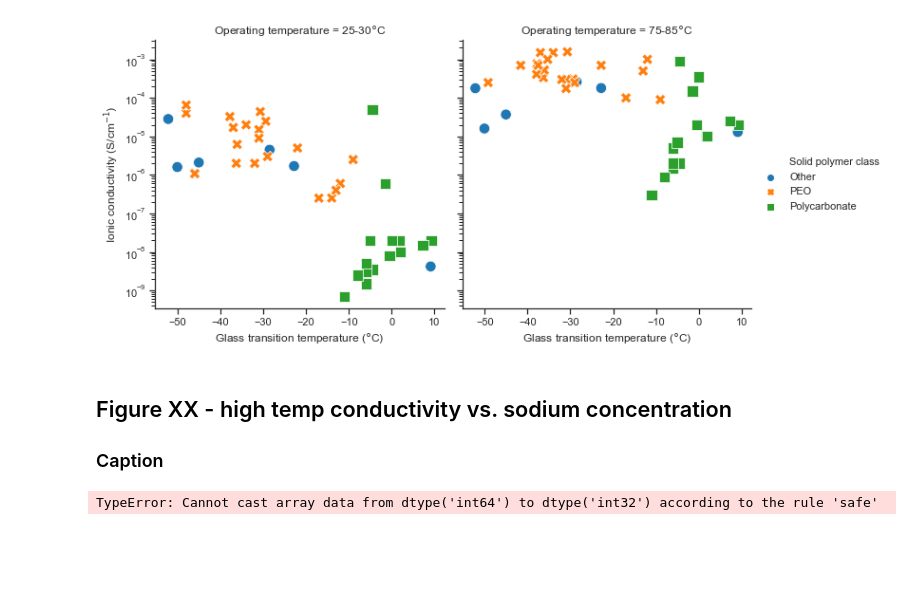
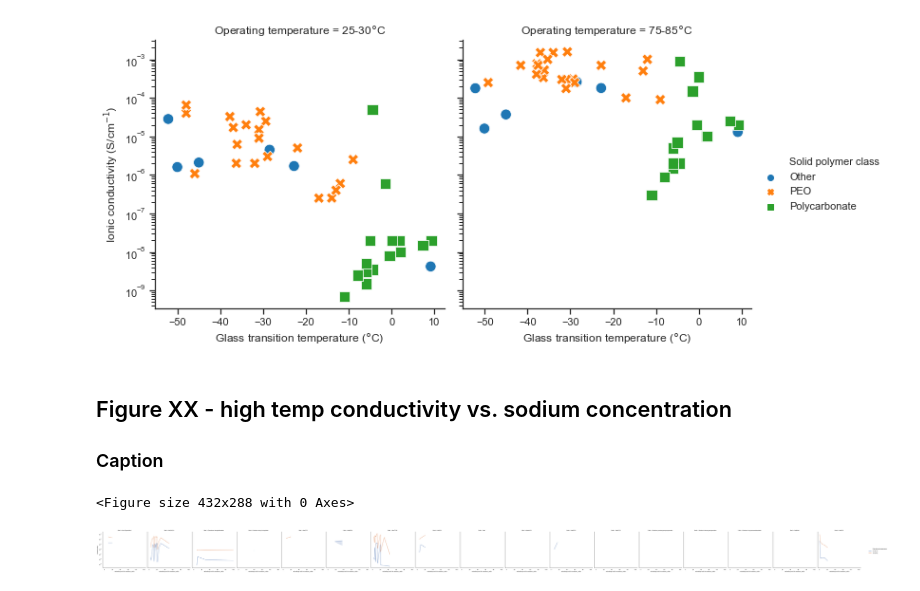
Before and after one commit to jknottUOW/polymer-review-paper, a Jupyter notebook: FIGURES.ipynb, the cells around one changed output. Cells and saved outputs as stored; diff of their text form; code cells hidden in the pictures; blank space fills up the shorter version.

```diff
--- a/FIGURES.ipynb
+++ b/FIGURES.ipynb
@@ -288,33 +288,34 @@ df_SPE_salt = df_SPE_salt_slice[
             ]
             ]
 
 #removing rows where there is only one 'solvating unit to sodium ratio' data point
 df_SPE_salt = df_SPE_salt[df_SPE_salt['reference'].duplicated(keep=False)]
 
 
 df_SPE_salt.rename(columns={'conductivity_(20-30)degC': '25-30$\degree$C', 'conductivity_(75-85)degC': '75-85$\degree$C', 'salt' : 'Salt'}, inplace=True)
 
 df_SPE_salt_melt = pd.melt(df_SPE_salt,
                         id_vars=['Salt', 'reference', 'solvating-unit-to-sodium_ratio'],
                         value_vars = ['25-30$\degree$C', '75-85$\degree$C'],
                         var_name='Operating temperature',
                         value_name='Conductivity')
 
 sns.set()
 sns.set_style("white")
 sns.set_context("notebook",rc={'axes.grid': True})
 plt.figure(figsize=(6, 4))
 
 SPE_salt = sns.relplot(
             x="solvating-unit-to-sodium_ratio",
             y="Conductivity",
-            col="Operating temperature",
-            hue="Salt",
+            col="Salt",
+            hue="Operating temperature",
             #style="Salt",
             kind="line",
             data=df_SPE_salt_melt,
             ).set(
                 yscale='log'
             )
 # %% [output]
-TypeError: Cannot cast array data from dtype('int64') to dtype('int32') according to the rule 'safe'
+<Figure size 432x288 with 0 Axes>
+[figure, added]
```
Also changed, not shown: 5 other files.
